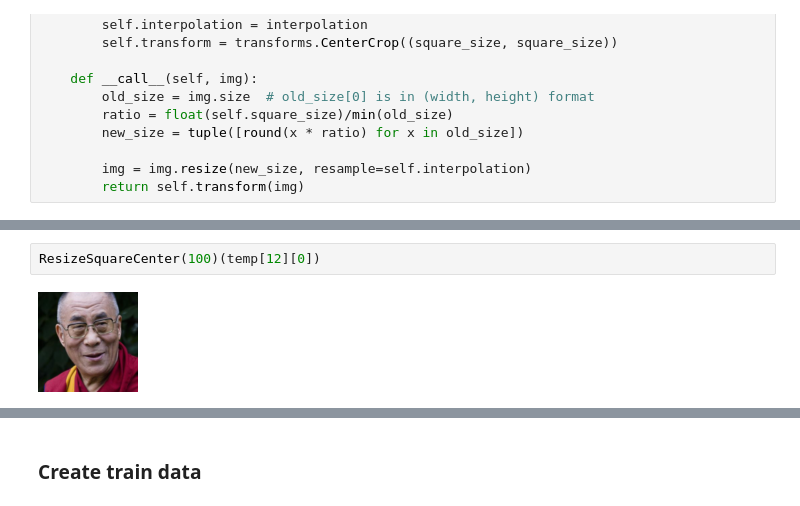
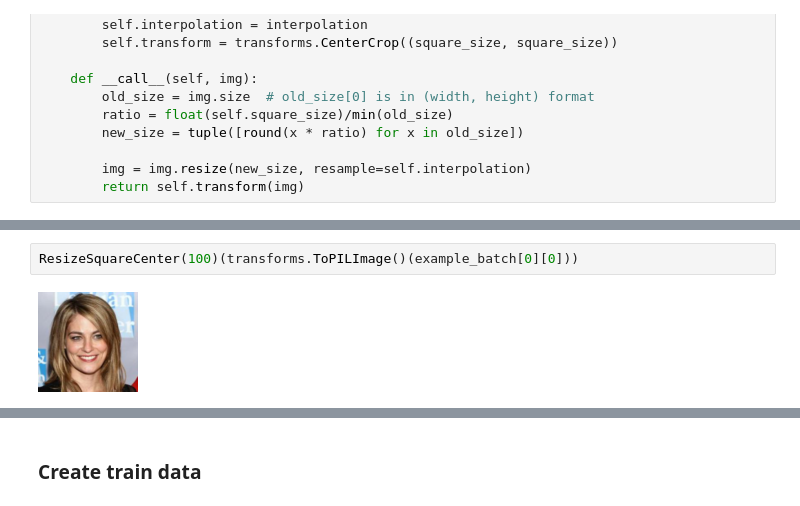
Before and after one commit to exitudio/research-ai, a Jupyter notebook: experiment/one-shot-learning/face-recognition/2. dataset.ipynb, the cells around one changed output, grey strips where cells are left out. Cells and saved outputs as stored; diff of their text form.

```diff
--- a/experiment/one-shot-learning/face-recognition/2. dataset.ipynb
+++ b/experiment/one-shot-learning/face-recognition/2. dataset.ipynb
@@ -149,5 +118,5 @@ plt.show()
 # %%
-ResizeSquareCenter(100)(temp[12][0])
+ResizeSquareCenter(100)(transforms.ToPILImage()(example_batch[0][0]))
 # %% [output]
-[figure, old version]
+[figure, new version]
 # %%
```
Also changed, not shown: parts of 10 cells of this notebook, 1 other file.
